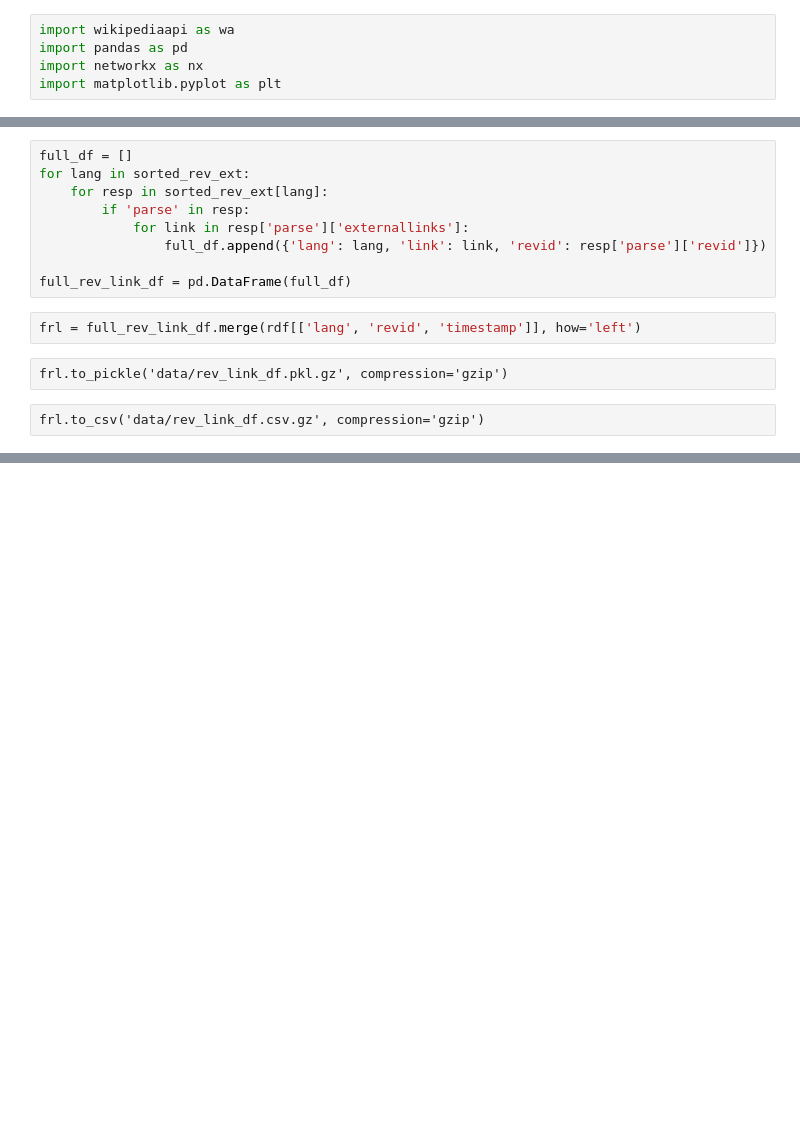
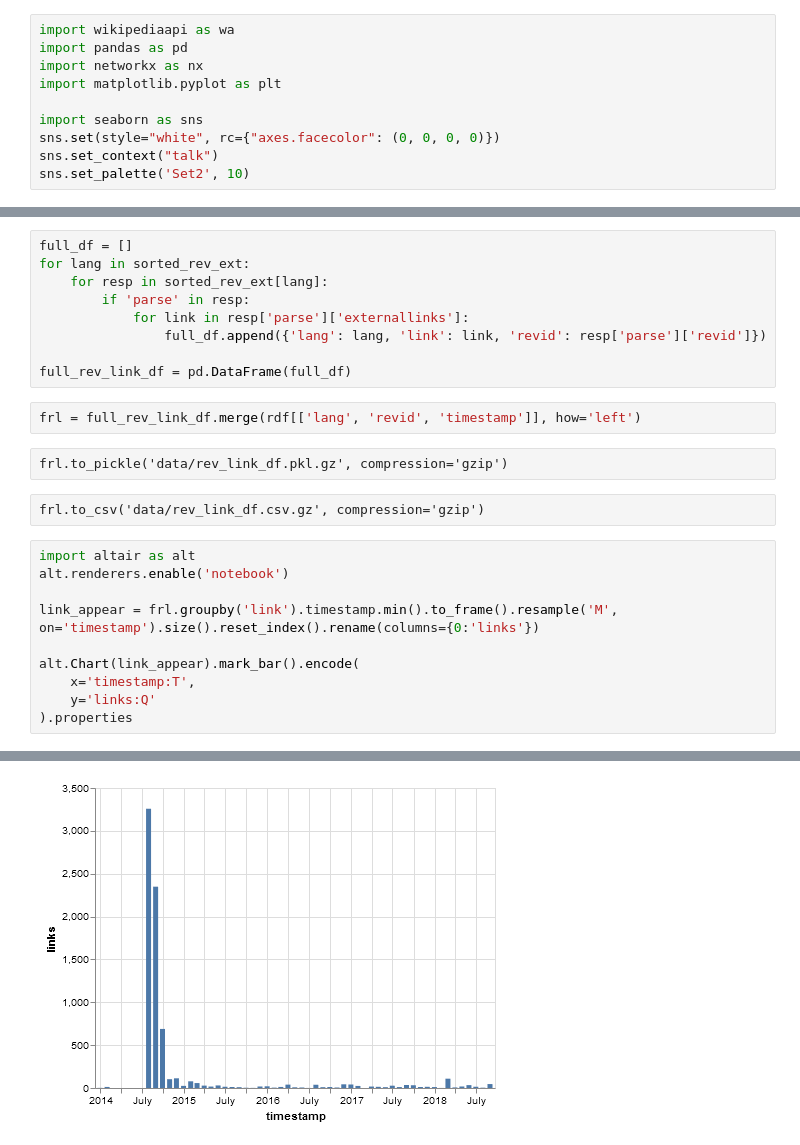
Before and after one commit to cjer/zuk, a Jupyter notebook: zuk_wiki.ipynb, the cells around one changed output, grey strips where cells are left out. Saved outputs shown, nothing was run; the diff lists cells and outputs as text; blank space fills up the shorter version.

```diff
--- a/zuk_wiki.ipynb
+++ b/zuk_wiki.ipynb
@@ -5,6 +5,11 @@ import wikipediaapi as wa
 import pandas as pd
 import networkx as nx
 import matplotlib.pyplot as plt
+
+import seaborn as sns
+sns.set(style="white", rc={"axes.facecolor": (0, 0, 0, 0)})
+sns.set_context("talk")
+sns.set_palette('Set2', 10)
 # %%
 wiki = wa.Wikipedia('he')
 # %%
@@ -697,3 +704,14 @@ frl = full_rev_link_df.merge(rdf[['lang', 'revid', 'timestamp']], how='left')
 frl.to_pickle('data/rev_link_df.pkl.gz', compression='gzip')
 # %% [raw]
 frl.to_csv('data/rev_link_df.csv.gz', compression='gzip')
+# %%
+import altair as alt
+alt.renderers.enable('notebook')
+
+link_appear = frl.groupby('link').timestamp.min().to_frame().resample('M', on='timestamp').size().reset_index().rename(columns={0:'links'})
+
+alt.Chart(link_appear).mark_bar().encode(
+    x='timestamp:T',
+    y='links:Q'
+).properties
+# %% [output]
@@ -699,0 +719 @@ frl.to_csv('data/rev_link_df.csv.gz', compression='gzip')
+[figure, added]
```
Also changed, not shown: parts of 6 cells of this notebook, 1 other file.
